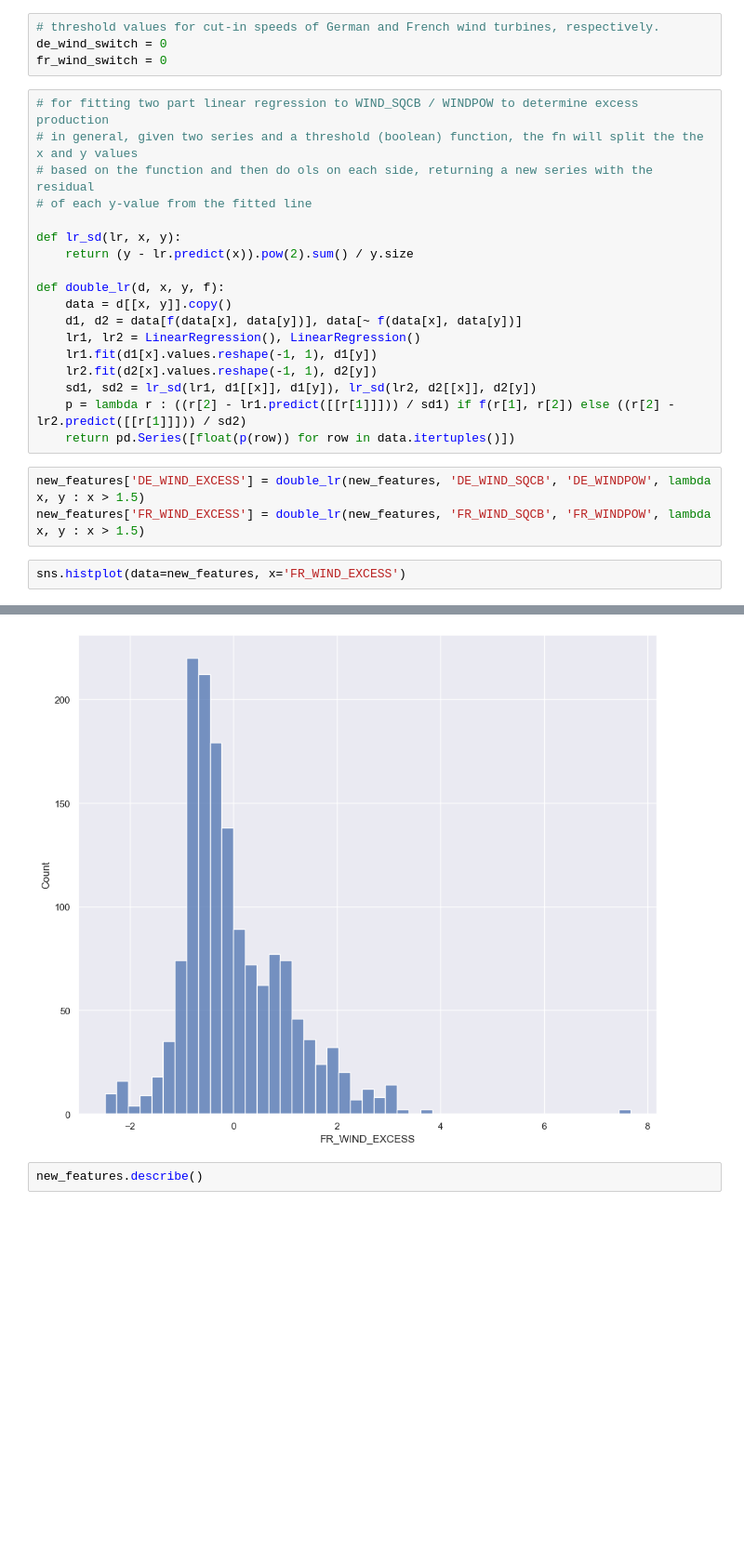
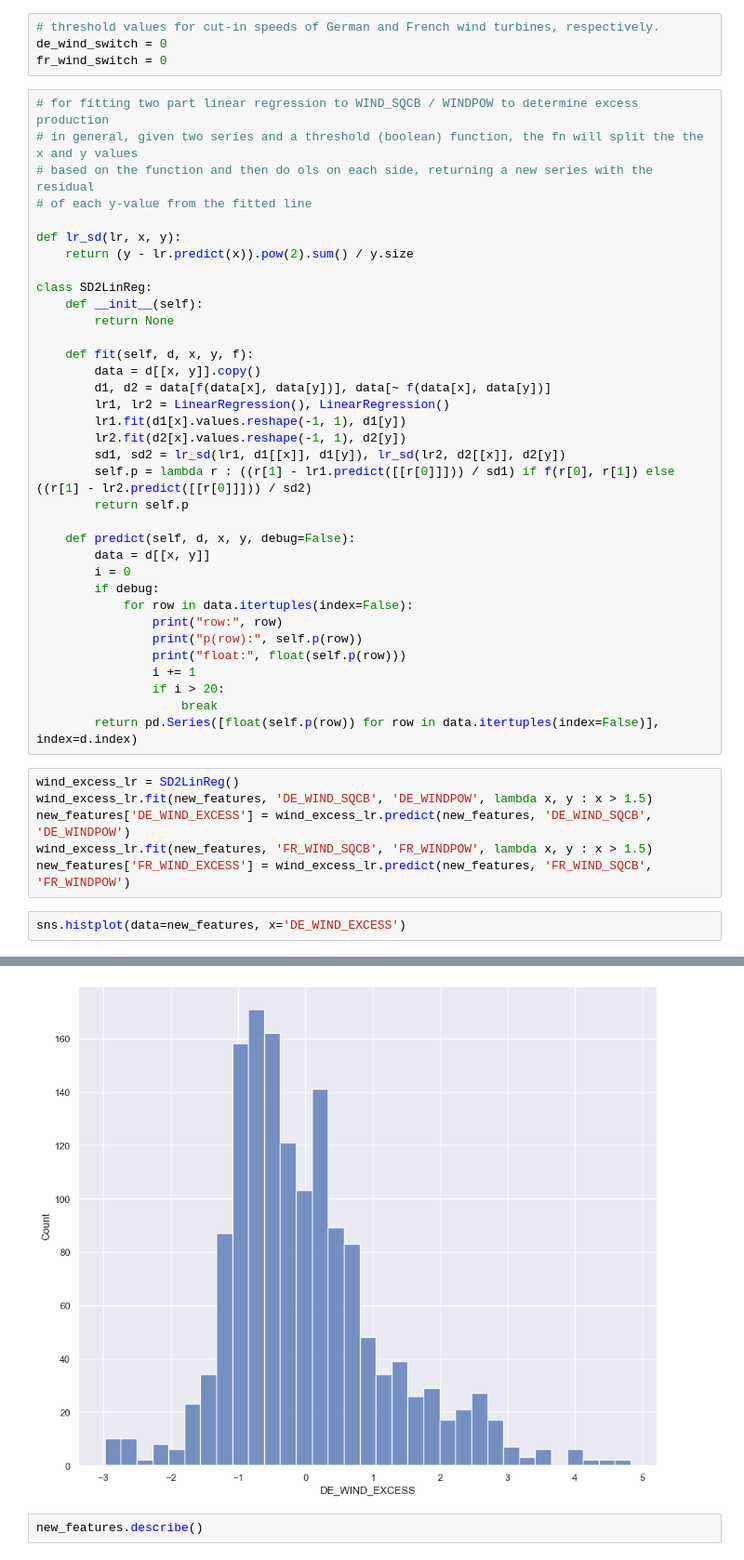
Before and after one commit to 0xandrewdu/qrt_energy, a Jupyter notebook: main.ipynb, the cells around one changed output, grey strips where cells are left out. Shown at 93% size. Drawn from its saved outputs; the diff is of its cells as text; blank space fills up the shorter version.

```diff
--- a/main.ipynb
+++ b/main.ipynb
@@ -345,18 +345,38 @@ fr_wind_switch = 0
 def lr_sd(lr, x, y):
     return (y - lr.predict(x)).pow(2).sum() / y.size
 
-def double_lr(d, x, y, f):
-    data = d[[x, y]].copy()
-    d1, d2 = data[f(data[x], data[y])], data[~ f(data[x], data[y])]
-    lr1, lr2 = LinearRegression(), LinearRegression()
-    lr1.fit(d1[x].values.reshape(-1, 1), d1[y])
-    lr2.fit(d2[x].values.reshape(-1, 1), d2[y])
-    sd1, sd2 = lr_sd(lr1, d1[[x]], d1[y]), lr_sd(lr2, d2[[x]], d2[y])
-    p = lambda r : ((r[2] - lr1.predict([[r[1]]])) / sd1) if f(r[1], r[2]) else ((r[2] - lr2.predict([[r[1]]])) / sd2)
-    return pd.Series([float(p(row)) for row in data.itertuples()])
+class SD2LinReg:
+    def __init__(self):
+        return None
+
+    def fit(self, d, x, y, f):
+        data = d[[x, y]].copy()
+        d1, d2 = data[f(data[x], data[y])], data[~ f(data[x], data[y])]
+        lr1, lr2 = LinearRegression(), LinearRegression()
+        lr1.fit(d1[x].values.reshape(-1, 1), d1[y])
+        lr2.fit(d2[x].values.reshape(-1, 1), d2[y])
+        sd1, sd2 = lr_sd(lr1, d1[[x]], d1[y]), lr_sd(lr2, d2[[x]], d2[y])
+        self.p = lambda r : ((r[1] - lr1.predict([[r[0]]])) / sd1) if f(r[0], r[1]) else ((r[1] - lr2.predict([[r[0]]])) / sd2)
+        return self.p
+
+    def predict(self, d, x, y, debug=False):
+        data = d[[x, y]]
+        i = 0
+        if debug:
+            for row in data.itertuples(index=False):
+                print("row:", row)
+                print("p(row):", self.p(row))
+                print("float:", float(self.p(row)))
+                i += 1
+                if i > 20:
+                    break
+        return pd.Series([float(self.p(row)) for row in data.itertuples(index=False)], index=d.index)
 # %%
-new_features['DE_WIND_EXCESS'] = double_lr(new_features, 'DE_WIND_SQCB', 'DE_WINDPOW', lambda x, y : x > 1.5)
-new_features['FR_WIND_EXCESS'] = double_lr(new_features, 'FR_WIND_SQCB', 'FR_WINDPOW', lambda x, y : x > 1.5)
+wind_excess_lr = SD2LinReg()
+wind_excess_lr.fit(new_features, 'DE_WIND_SQCB', 'DE_WINDPOW', lambda x, y : x > 1.5)
+new_features['DE_WIND_EXCESS'] = wind_excess_lr.predict(new_features, 'DE_WIND_SQCB', 'DE_WINDPOW')
+wind_excess_lr.fit(new_features, 'FR_WIND_SQCB', 'FR_WINDPOW', lambda x, y : x > 1.5)
+new_features['FR_WIND_EXCESS'] = wind_excess_lr.predict(new_features, 'FR_WIND_SQCB', 'FR_WINDPOW')
 # %%
-sns.histplot(data=new_features, x='FR_WIND_EXCESS')
+sns.histplot(data=new_features, x='DE_WIND_EXCESS')
 # %% [output]
@@ -364,4 +384,4 @@ sns.histplot(data=new_features, x='FR_WIND_EXCESS')
-[figure, old version]
+[figure, new version]
 # %%
 new_features.describe()
 # %% [output]
```
Also changed, not shown: parts of 14 cells of this notebook.
